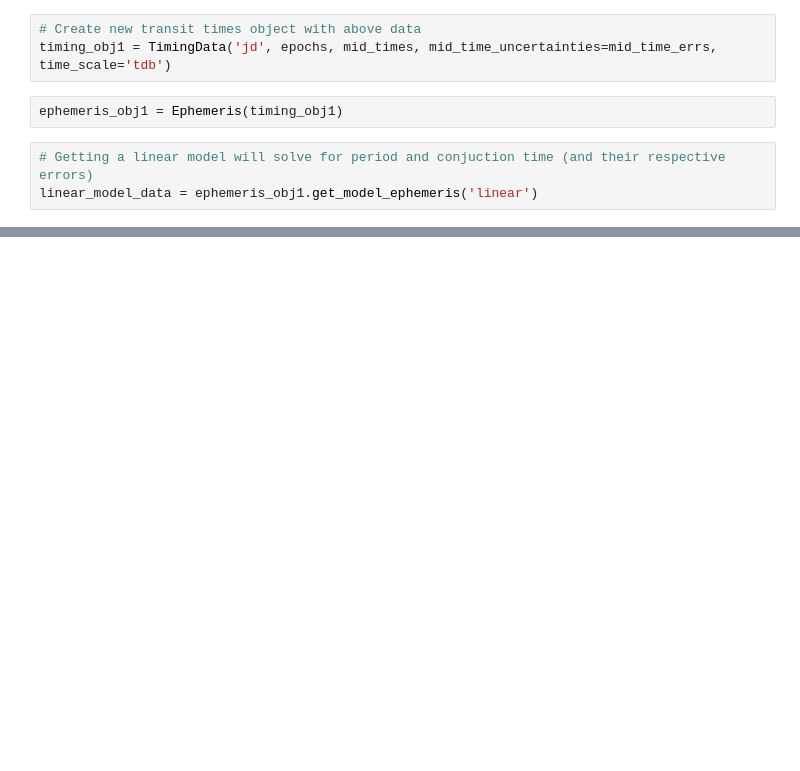
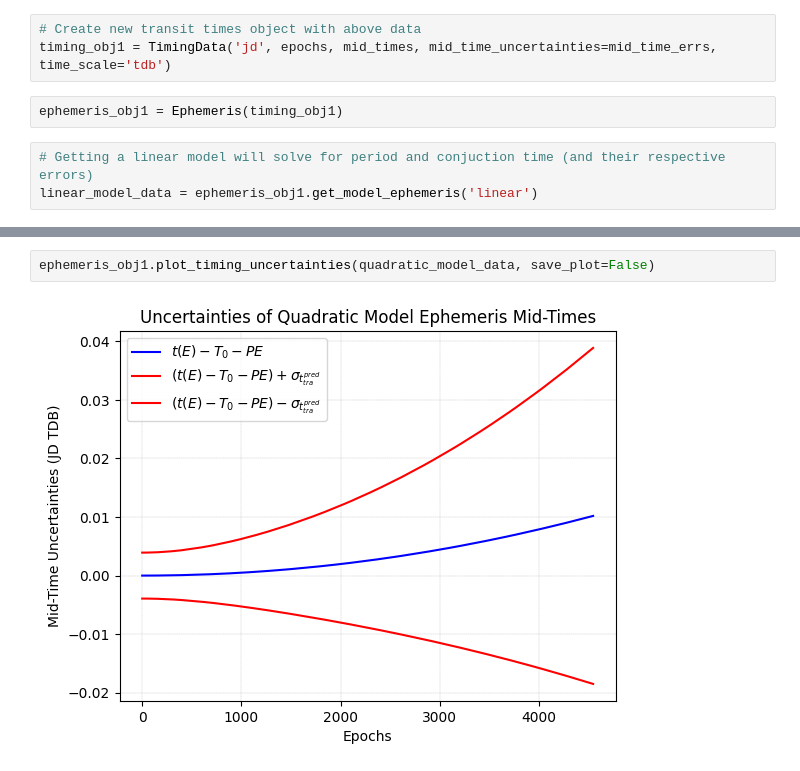
Before and after one commit to maliabarker/tres3-occultation, a Jupyter notebook: tres_3b.ipynb, the cells around one changed output, grey strips where cells are left out. Drawn from its saved outputs; the diff is of its cells as text; blank space fills up the shorter version.

```diff
--- a/tres_3b.ipynb
+++ b/tres_3b.ipynb
@@ -23,0 +39,4 @@ linear_model_data = ephemeris_obj1.get_model_ephemeris('linear')
+# %%
+ephemeris_obj1.plot_timing_uncertainties(quadratic_model_data, save_plot=False)
+# %% [output]
+[figure, added]
```
Also changed, not shown: parts of 10 cells of this notebook, 8 other files.
